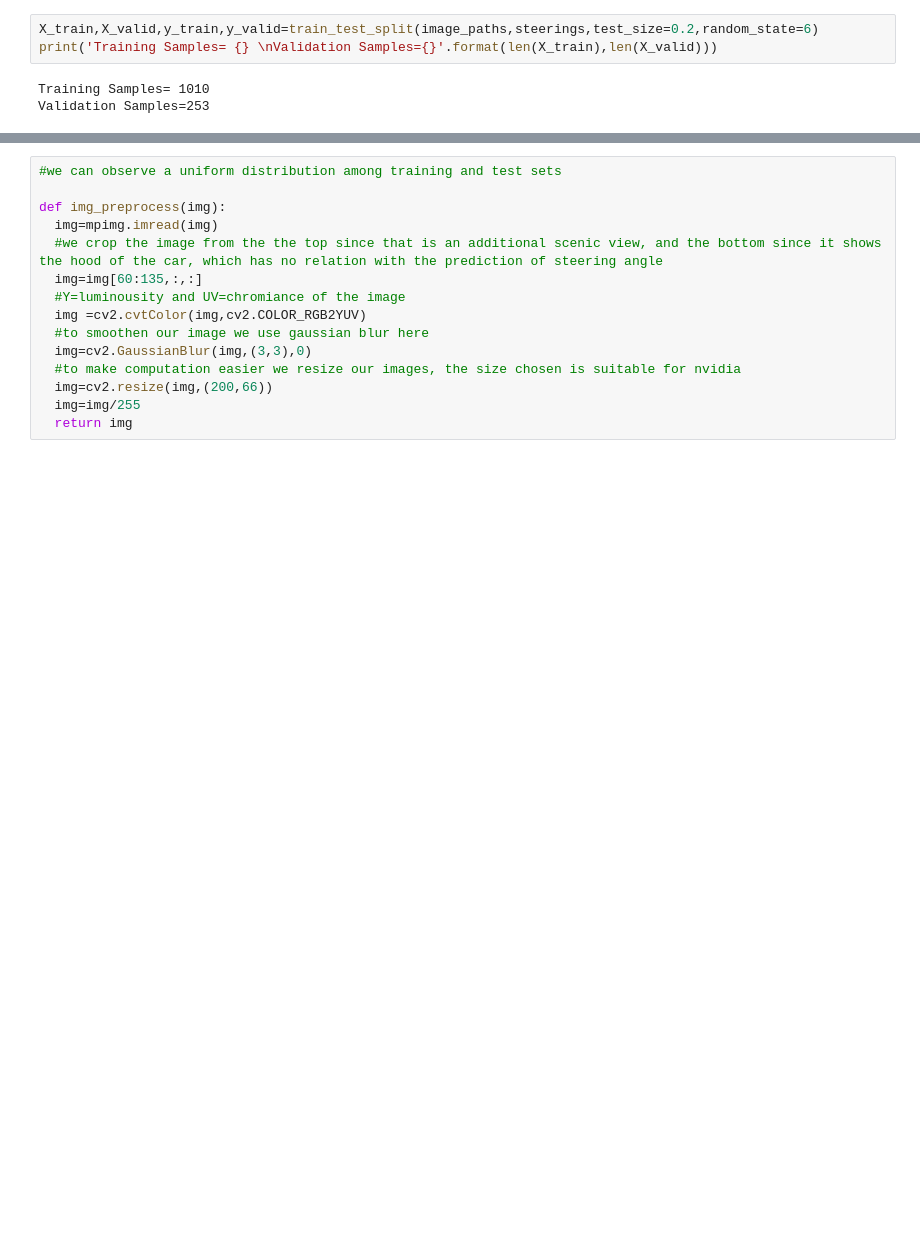
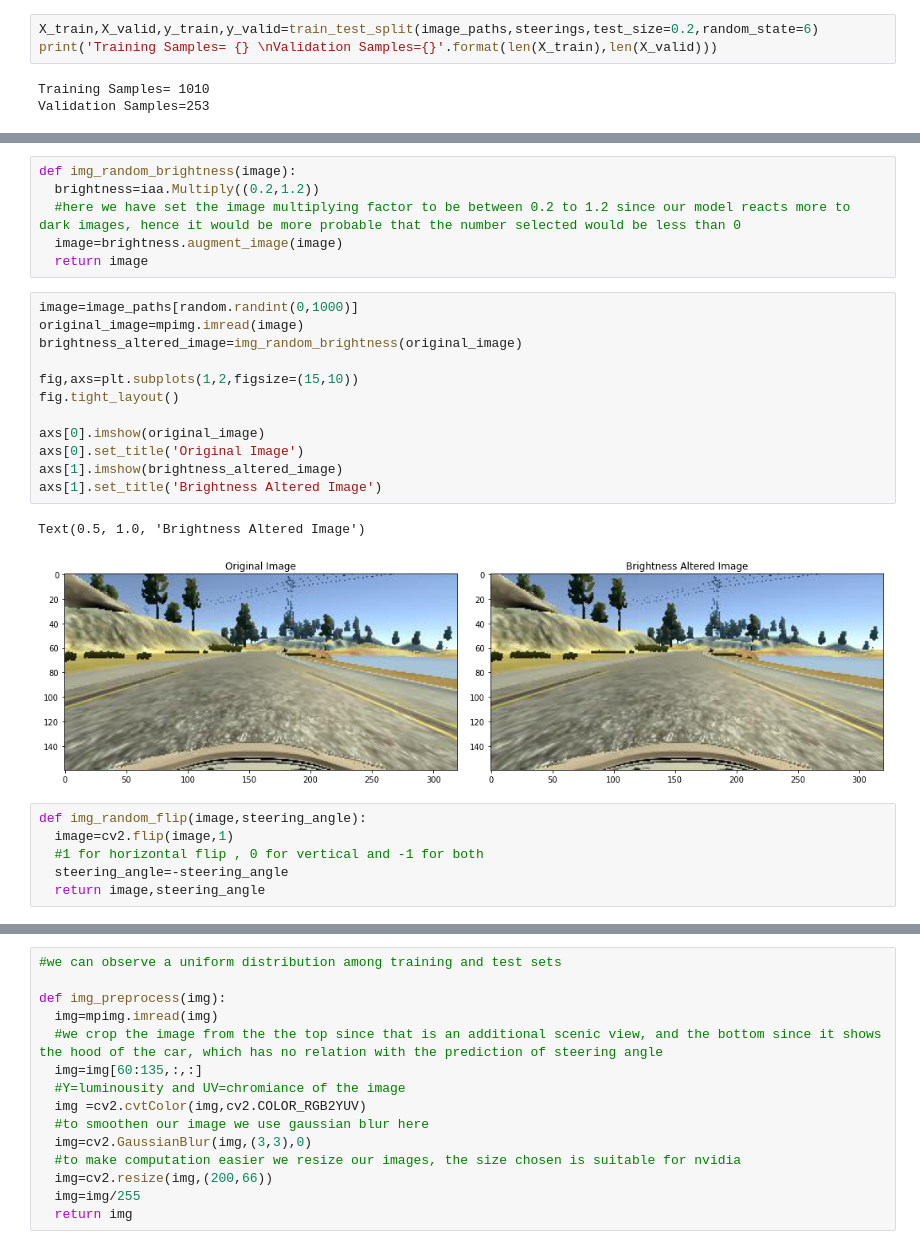
Before and after one commit to sharnoor404/Self-Driving-Car-Model, a Jupyter notebook: Behavioural_Cloning.ipynb, the cells around one changed output, grey strips where cells are left out. Cells and saved outputs as stored; diff of their text form; blank space fills up the shorter version.

```diff
--- a/Behavioural_Cloning.ipynb
+++ b/Behavioural_Cloning.ipynb
@@ -151,0 +219,27 @@ Text(0.5, 1.0, 'Validation set')
+# %%
+def img_random_brightness(image):
+  brightness=iaa.Multiply((0.2,1.2))
+  #here we have set the image multiplying factor to be between 0.2 to 1.2 since our model reacts more to dark images, hence it would be more probable that the number selected would be less than 0
+  image=brightness.augment_image(image)
+  return image
+# %%
+image=image_paths[random.randint(0,1000)]
+original_image=mpimg.imread(image)
+brightness_altered_image=img_random_brightness(original_image)
+
+fig,axs=plt.subplots(1,2,figsize=(15,10))
+fig.tight_layout()
+
+axs[0].imshow(original_image)
+axs[0].set_title('Original Image')
+axs[1].imshow(brightness_altered_image)
+axs[1].set_title('Brightness Altered Image')
+# %% [output]
+Text(0.5, 1.0, 'Brightness Altered Image')
+[figure, added]
+# %%
+def img_random_flip(image,steering_angle):
+  image=cv2.flip(image,1)
+  #1 for horizontal flip , 0 for vertical and -1 for both
+  steering_angle=-steering_angle
+  return image,steering_angle
```
Also changed, not shown: parts of 16 cells of this notebook.
